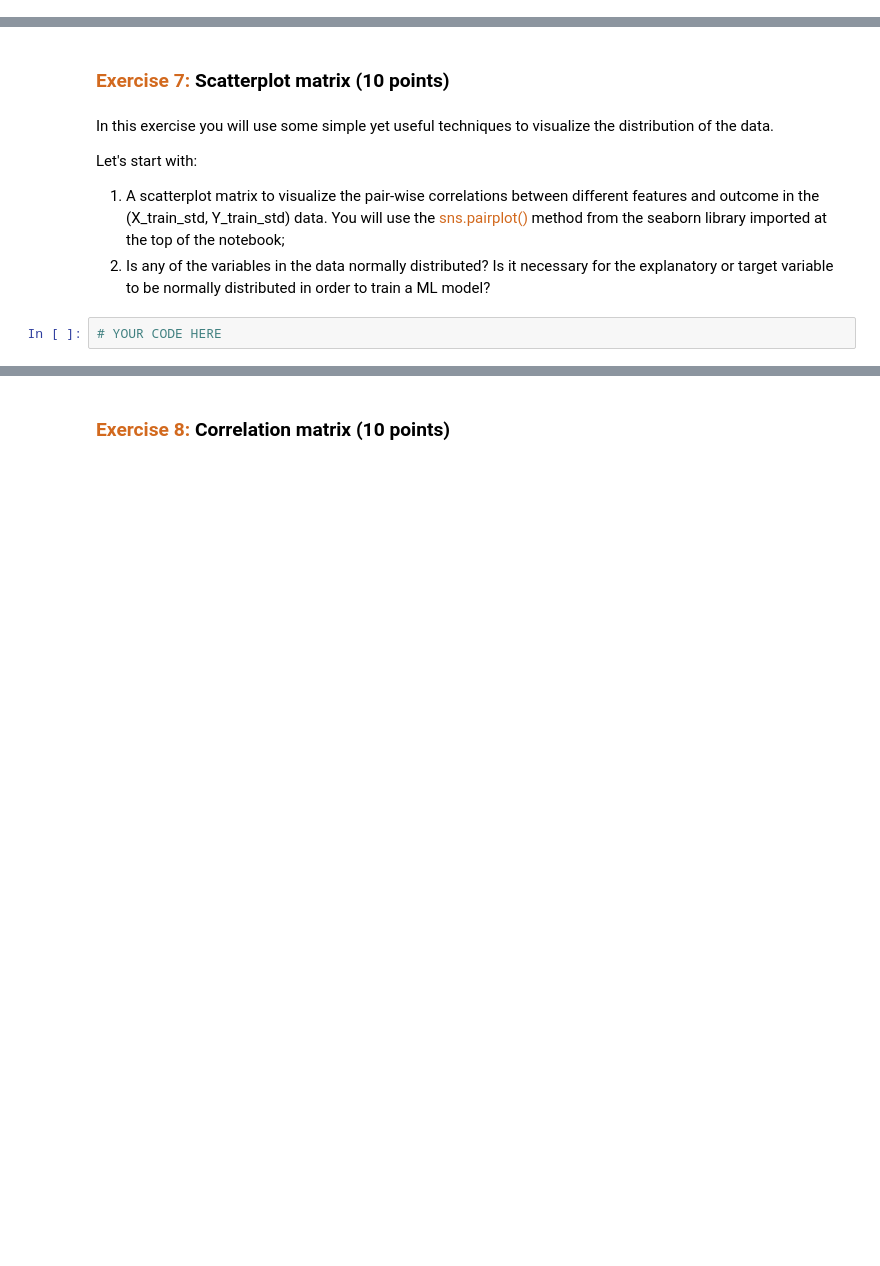
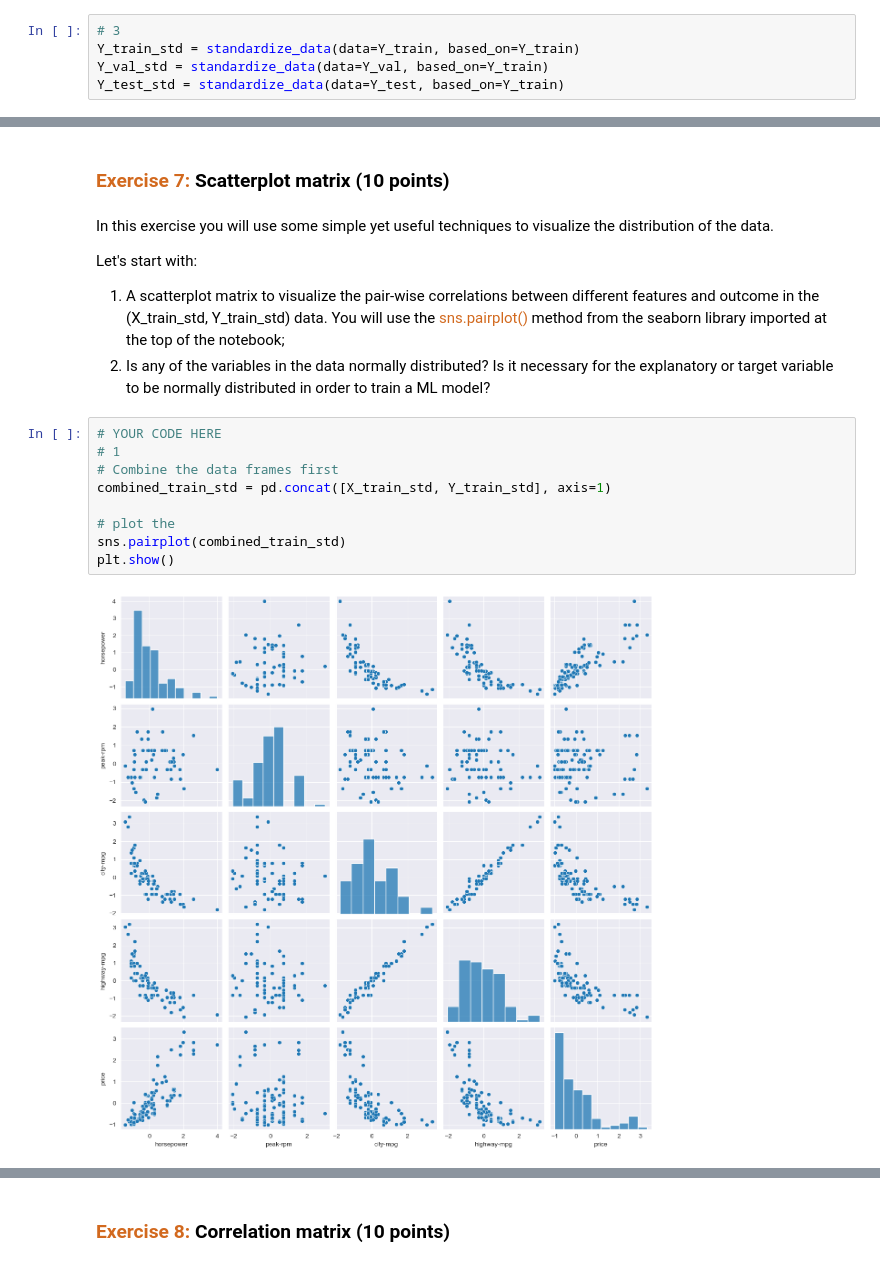
Before and after one commit to hmarquardtMIDS/207-ML, a Jupyter notebook: 03 Linear Regression with Tensorflow.ipynb, the cells around one changed output, grey strips where cells are left out. Cells and saved outputs as stored; diff of their text form; blank space fills up the shorter version.

```diff
--- a/03 Linear Regression with Tensorflow.ipynb
+++ b/03 Linear Regression with Tensorflow.ipynb
@@ -236,3 +286,8 @@ With this concept in mind, complete the following tasks:
+# %%
+# 3
+Y_train_std = standardize_data(data=Y_train, based_on=Y_train)
+Y_val_std = standardize_data(data=Y_val, based_on=Y_train)
+Y_test_std = standardize_data(data=Y_test, based_on=Y_train)
 # %% [markdown]
 ---
 ### Step 3: Exploratory data analysis (EDA)
@@ -247,5 +302,14 @@ Let's start with:
 
 1. A scatterplot matrix to visualize the pair-wise correlations between different features and outcome in the (X_train_std, Y_train_std) data. You will use the <span style="color:chocolate">sns.pairplot()</span> method from the seaborn library imported at the top of the notebook;
 2. Is any of the variables in the data normally distributed? Is it necessary for the explanatory or target variable to be normally distributed in order to train a ML model?
-# %%
-# YOUR CODE HERE
+# %%
+# YOUR CODE HERE
+# 1
+# Combine the data frames first
+combined_train_std = pd.concat([X_train_std, Y_train_std], axis=1)
+
+# plot the
+sns.pairplot(combined_train_std)
+plt.show()
+# %% [output]
+[figure, added]
```
Also changed, not shown: parts of 28 cells of this notebook.
